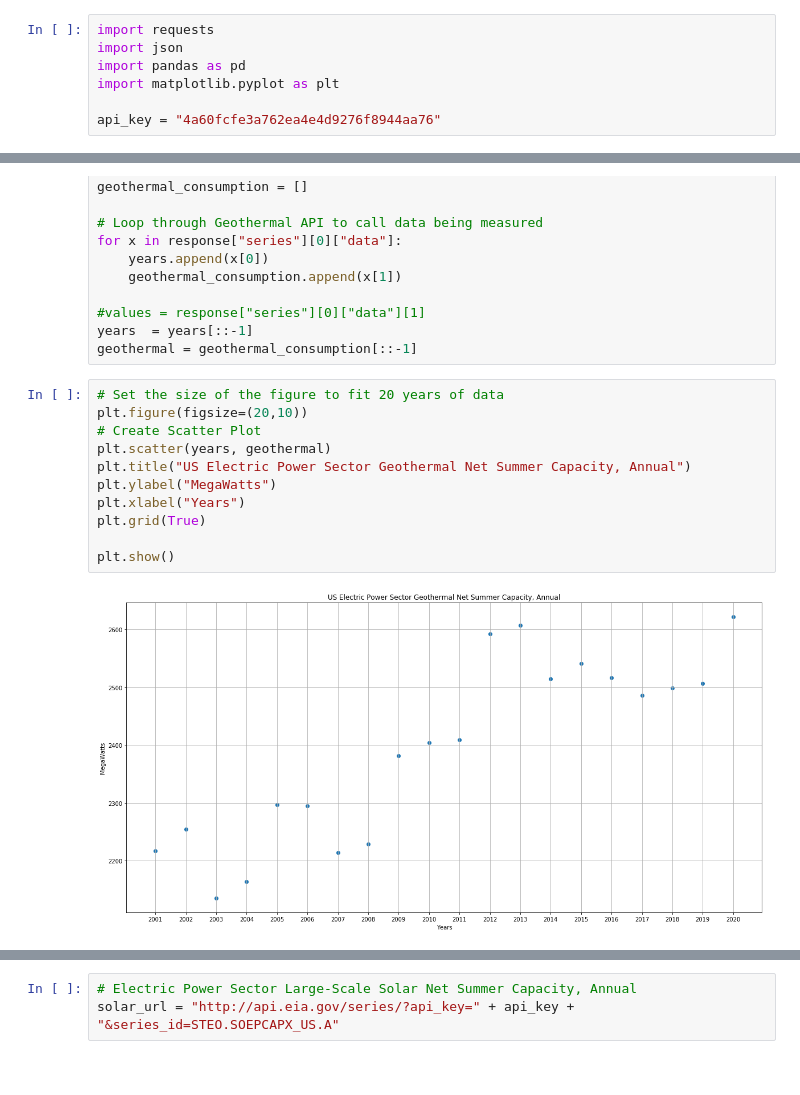
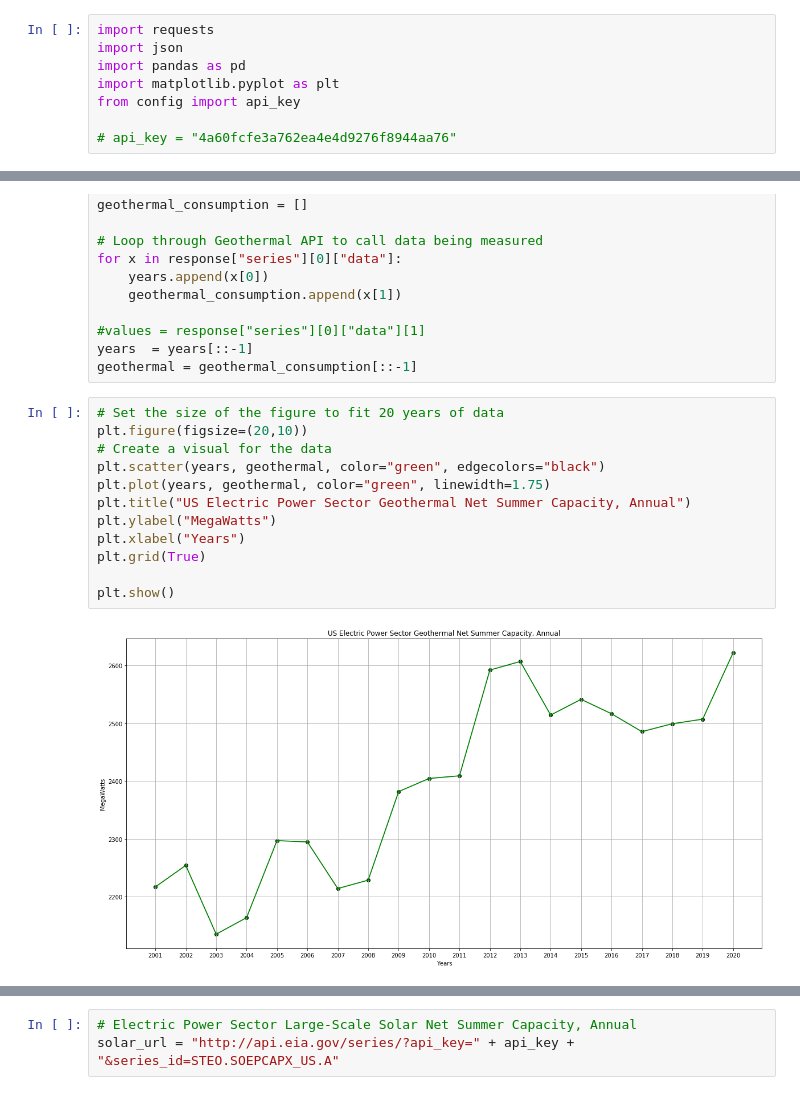
Before and after one commit to us-energy-analysis/Energy-analysis, a Jupyter notebook: USRenewableConsumption.ipynb, the cells around one changed output, grey strips where cells are left out. Drawn from its saved outputs; the diff is of its cells as text.

Commit message:
Chart Aesthesics

```diff
--- a/USRenewableConsumption.ipynb
+++ b/USRenewableConsumption.ipynb
@@ -3,8 +3,9 @@ import requests
 import json
 import pandas as pd
 import matplotlib.pyplot as plt
+from config import api_key
 
-api_key = "4a60fcfe3a762ea4e4d9276f8944aa76"
+# api_key = "4a60fcfe3a762ea4e4d9276f8944aa76"
 # %%
 # Electric Power Sector Conventional Hydroelectric Net Summer Capacity, Annual
 hydroelectric_url = "http://api.eia.gov/series/?api_key=" + api_key + "&series_id=STEO.HVEPCAP_US.A"
@@ -120,13 +114,14 @@ geothermal = geothermal_consumption[::-1]
 # %%
 # Set the size of the figure to fit 20 years of data
 plt.figure(figsize=(20,10))
-# Create Scatter Plot
-plt.scatter(years, geothermal)
+# Create a visual for the data
+plt.scatter(years, geothermal, color="green", edgecolors="black")
+plt.plot(years, geothermal, color="green", linewidth=1.75)
 plt.title("US Electric Power Sector Geothermal Net Summer Capacity, Annual")
 plt.ylabel("MegaWatts")
 plt.xlabel("Years")
 plt.grid(True)
 
 plt.show()
 # %% [output]
-[figure, old version]
+[figure, new version]
```
Also changed, not shown: parts of 14 cells of this notebook.
